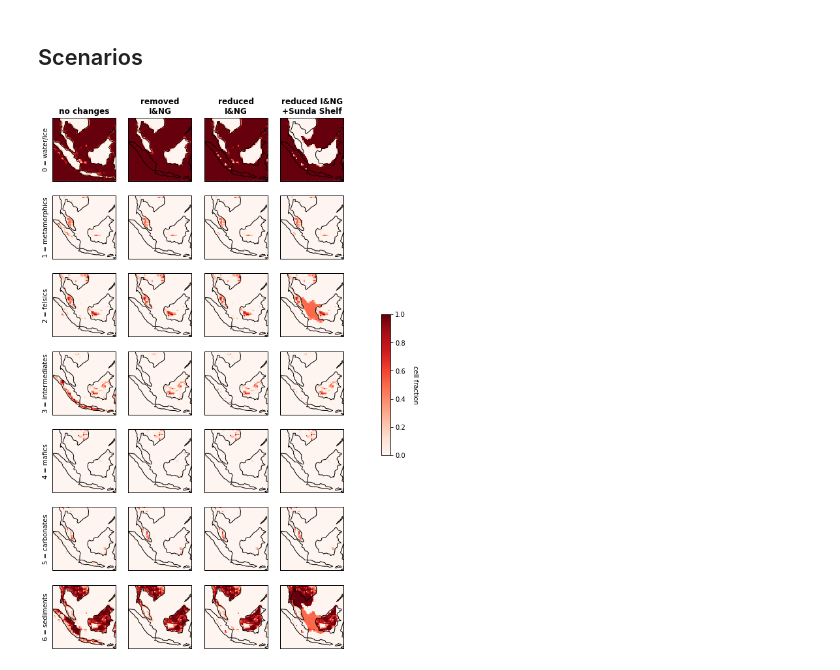
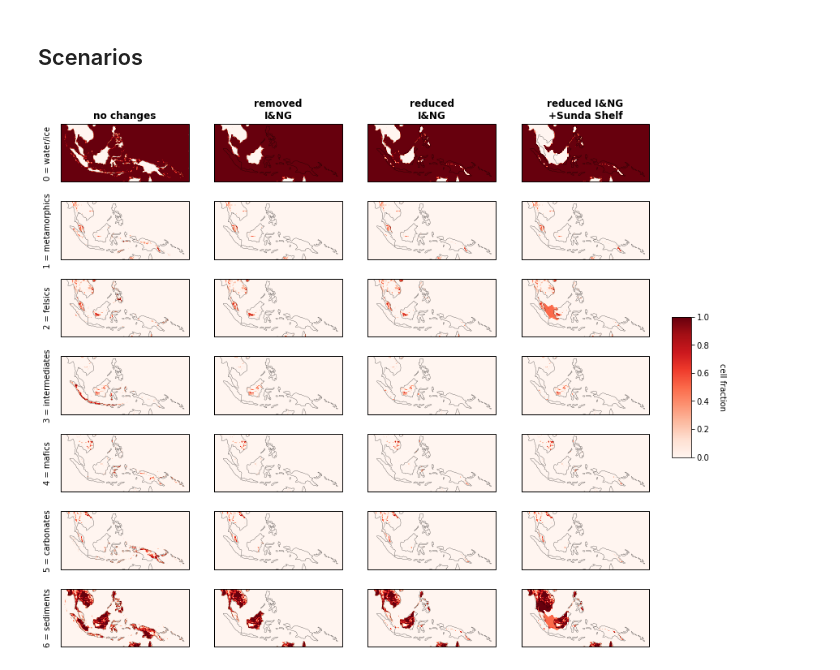
Before and after one commit to Swanson-Hysell-Group/GEOCLIM_Modern, a Jupyter notebook: Code/Notebooks/figures.ipynb, the cells around one changed output. Cells and saved outputs as stored; diff of their text form; code cells hidden in the pictures.

Commit message:
multiple updates to figures

```diff
--- a/Code/Notebooks/figures.ipynb
+++ b/Code/Notebooks/figures.ipynb
@@ -338,7 +353,7 @@ def frac_column_plot(frac, title, this_col, total_col, xlim=None, ylim=None, coa
         im = ax.pcolormesh(lon, lat, z, transform=ccrs.PlateCarree(), cmap='Reds')
 
         if coastlines:
-            ax.coastlines()
+            ax.coastlines(lw=0.25)
 
         if xlim!=None:
             ax.set_xlim(xlim)
@@ -354,21 +369,21 @@ def frac_column_plot(frac, title, this_col, total_col, xlim=None, ylim=None, coa
 
     return im
 # %%
-fig = plt.figure(figsize=(8,15))
+fig = plt.figure(figsize=(13,12))
 
-xlim = (95,120)
-ylim = (-10,15)
+xlim = (90,165)
+ylim = (-14,20)
 
 im = frac_column_plot(default_frac, 'no changes', 1, 4, xlim=xlim, ylim=ylim)
 im = frac_column_plot(noIA_frac, 'removed\nI&NG', 2, 4, xlim=xlim, ylim=ylim)
 im = frac_column_plot(redIA_frac, 'reduced\nI&NG', 3, 4, xlim=xlim, ylim=ylim)
 im = frac_column_plot(redIAsunda_frac, 'reduced I&NG\n+Sunda Shelf', 4, 4, xlim=xlim, ylim=ylim)
 
-cax = fig.add_axes([1, 0.4, 0.025, 0.2])
+cax = fig.add_axes([0.93, 0.4, 0.025, 0.2])
 fig.colorbar(im, cax=cax)
 cax.set_ylabel('cell fraction', rotation=270, labelpad=20)
 
 plt.savefig('../../Manuscript/Figures/ING_fracs.jpg', bbox_inches='tight', dpi=300)
 plt.show(fig)
 # %% [output]
-[figure, old version]
+[figure, new version]
```
Also changed, not shown: parts of 4 cells of this notebook, 7 other files.
